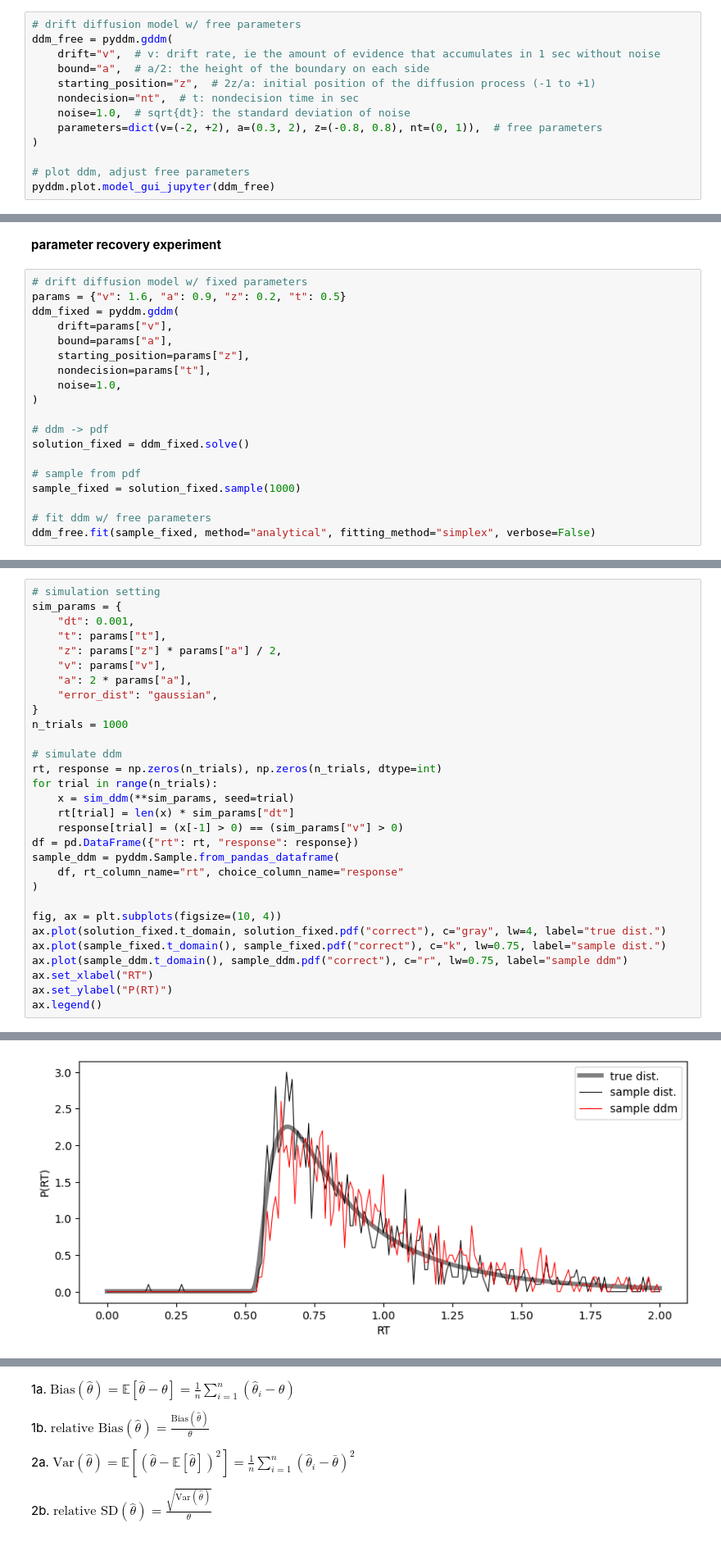
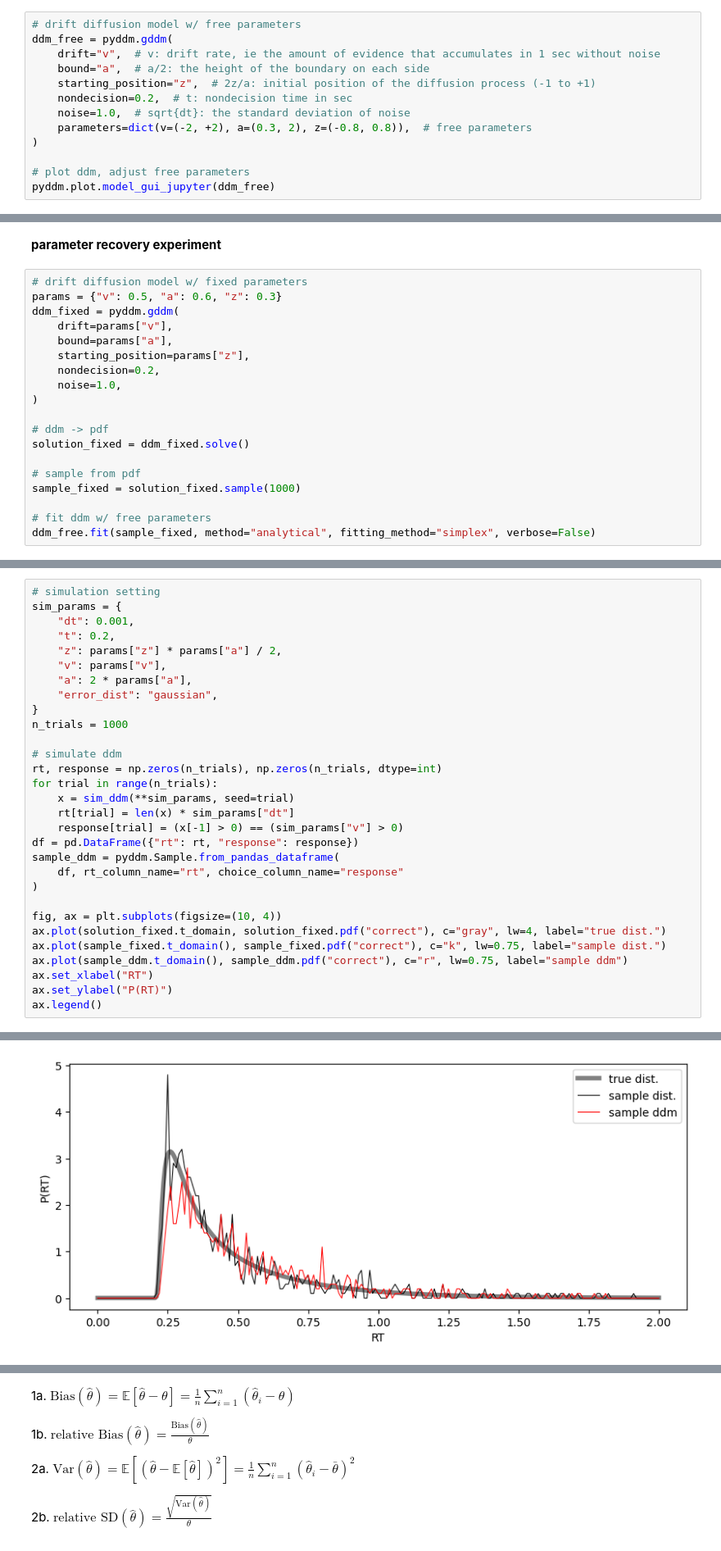
Before and after one commit to griegner/drift-diffusion, a Jupyter notebook: examples/05-learn-pyddm.ipynb, the cells around one changed output, grey strips where cells are left out. Shown: that part at 82% size. Saved outputs shown, nothing was run; the diff lists cells and outputs as text.

```diff
--- a/examples/05-learn-pyddm.ipynb
+++ b/examples/05-learn-pyddm.ipynb
@@ -20,9 +20,9 @@ ddm_free = pyddm.gddm(
     drift="v",  # v: drift rate, ie the amount of evidence that accumulates in 1 sec without noise
     bound="a",  # a/2: the height of the boundary on each side
     starting_position="z",  # 2z/a: initial position of the diffusion process (-1 to +1)
-    nondecision="nt",  # t: nondecision time in sec
+    nondecision=0.2,  # t: nondecision time in sec
     noise=1.0,  # sqrt{dt}: the standard deviation of noise
-    parameters=dict(v=(-2, +2), a=(0.3, 2), z=(-0.8, 0.8), nt=(0, 1)),  # free parameters
+    parameters=dict(v=(-2, +2), a=(0.3, 2), z=(-0.8, 0.8)),  # free parameters
 )
 
 # plot ddm, adjust free parameters
@@ -34,12 +34,12 @@ HBox(children=(VBox(children=(FloatSlider(value=1.6053100089105996, continuous_u
 **parameter recovery experiment**
 # %%
 # drift diffusion model w/ fixed parameters
-params = {"v": 1.6, "a": 0.9, "z": 0.2, "t": 0.5}
+params = {"v": 0.5, "a": 0.6, "z": 0.3}
 ddm_fixed = pyddm.gddm(
     drift=params["v"],
     bound=params["a"],
     starting_position=params["z"],
-    nondecision=params["t"],
+    nondecision=0.2,
     noise=1.0,
 )
 
@@ -57,32 +57,32 @@ Info: Params [1.74253065 0.87883401 0.21354558 0.51052226] gave 54.5115847510652
 # simulation setting
 sim_params = {
     "dt": 0.001,
-    "t": params["t"],
+    "t": 0.2,
     "z": params["z"] * params["a"] / 2,
     "v": params["v"],
     "a": 2 * params["a"],
     "error_dist": "gaussian",
 }
 n_trials = 1000
 
 # simulate ddm
 rt, response = np.zeros(n_trials), np.zeros(n_trials, dtype=int)
 for trial in range(n_trials):
     x = sim_ddm(**sim_params, seed=trial)
     rt[trial] = len(x) * sim_params["dt"]
     response[trial] = (x[-1] > 0) == (sim_params["v"] > 0)
 df = pd.DataFrame({"rt": rt, "response": response})
 sample_ddm = pyddm.Sample.from_pandas_dataframe(
     df, rt_column_name="rt", choice_column_name="response"
 )
 
 fig, ax = plt.subplots(figsize=(10, 4))
 ax.plot(solution_fixed.t_domain, solution_fixed.pdf("correct"), c="gray", lw=4, label="true dist.")
 ax.plot(sample_fixed.t_domain(), sample_fixed.pdf("correct"), c="k", lw=0.75, label="sample dist.")
 ax.plot(sample_ddm.t_domain(), sample_ddm.pdf("correct"), c="r", lw=0.75, label="sample ddm")
 ax.set_xlabel("RT")
 ax.set_ylabel("P(RT)")
 ax.legend()
 # %% [output]
 <matplotlib.legend.Legend at 0x...>
-[figure, old version]
+[figure, new version]
```
Also changed, not shown: parts of 6 cells of this notebook.
